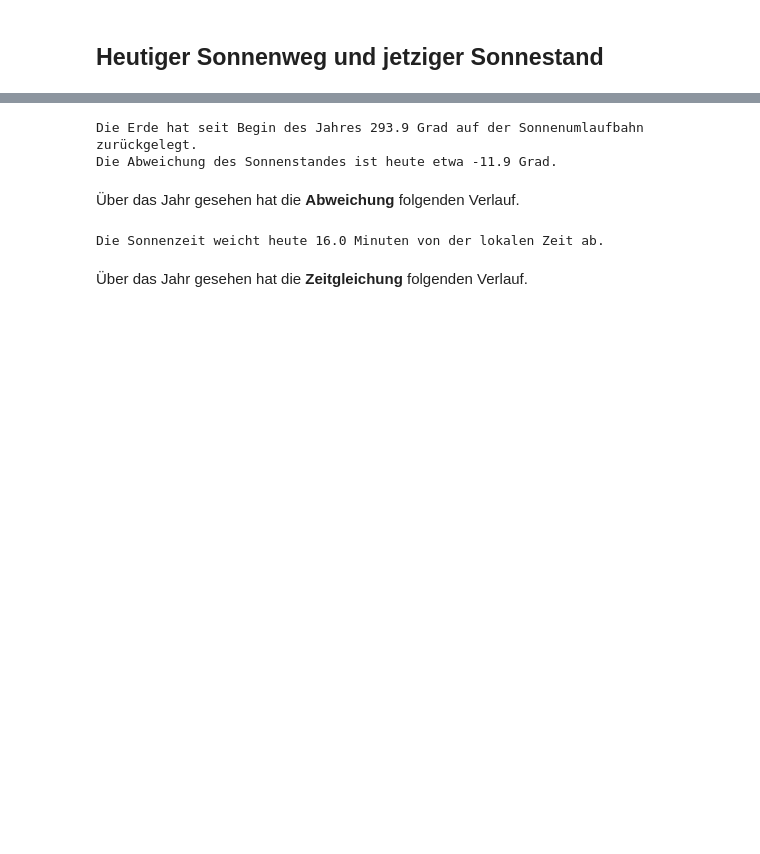
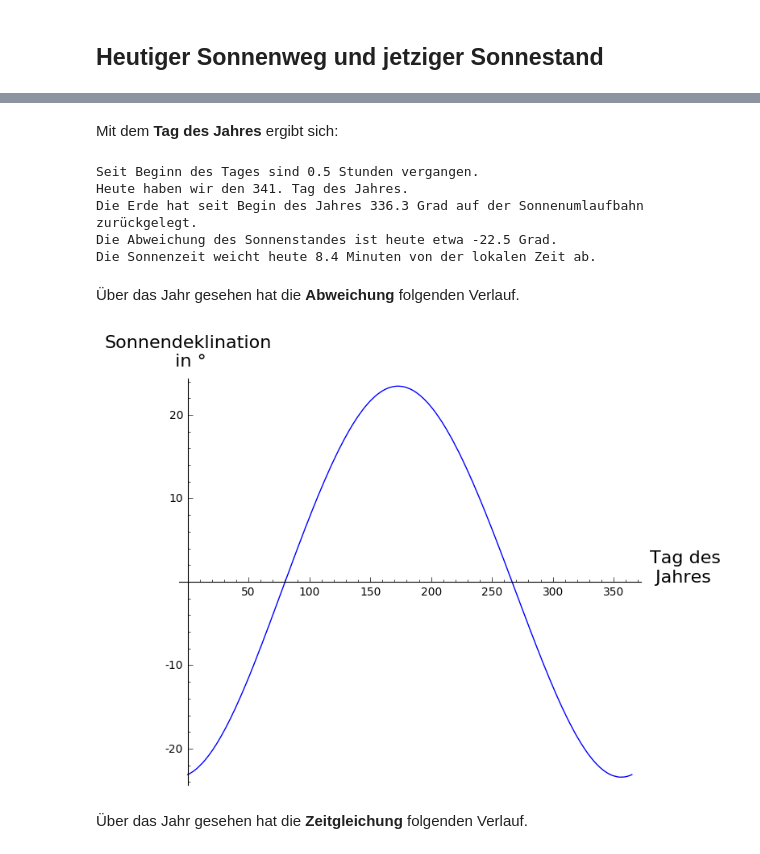
Before and after one commit to bassenj/RegEn, a Jupyter notebook: DIN-5034-2.ipynb, the cells around one changed output, grey strips where cells are left out. Drawn from its saved outputs; the diff is of its cells as text; code cells hidden in the pictures; blank space fills up the shorter version.

```diff
--- a/DIN-5034-2.ipynb
+++ b/DIN-5034-2.ipynb
@@ -72,6 +95,3 @@ Berechne mithilfe von
 # %%
-Grad=pi/180
-var('TagDesJahres')
-ZahlDerTageImJahr=365
-J = 360 * Grad * TagDesJahres / ZahlDerTageImJahr;
+J_eqn = J == 360 * Grad * TagDesJahres / ZahlDerTageImJahr;
 # %% [markdown]
@@ -79,8 +99,9 @@ die **Sonnendeklination**
 # %%
-delta = (0.3948
-         - 23.2559 * cos(J + 9.1 * Grad)
-         - 0.3915 * cos(2 * J + 5.4 * Grad)
-         - 0.1764 * cos(3 * J + 26. * Grad)
-        ) * Grad;
+delta_eqn = delta == (0.3948
+                        - 23.2559 * cos(J + 9.1 * Grad)
+                        - 0.3915 * cos(2 * J + 5.4 * Grad)
+                        - 0.1764 * cos(3 * J + 26. * Grad)
+                     ) * Grad;
+delta_eqn = solve([delta_eqn, J_eqn], J, delta)[-1][-1]
 # %% [markdown]
 An diesen Gleichungen wird bereits deutlich, dass der Algorithmus nur ungefähre Ergebnisse liefern kann, da das Konzept der Schaltjahre und Schaltsekunden nicht berücksichtigt wird.
@@ -159,19 +177,32 @@ Heute haben wir den 298. Tag des Jahres.
+# %% [markdown]
+Mit dem **Tag des Jahres** ergibt sich:
+# %%
+J_heute = J_eqn.rhs()
+delta_heute = delta_eqn.rhs()
+ZG_heute = ZG_eqn.rhs()
 # %%
+print 'Seit Beginn des Tages sind {:.1f} Stunden vergangen.'.format(float(LokaleZeit/Stunden))
+print 'Heute haben wir den {}. Tag des Jahres.'.format(Heute)
 print 'Die Erde hat seit Begin des Jahres {:.1f} Grad auf der Sonnenumlaufbahn zurückgelegt.'.format(
-    float(J(TagDesJahres = Heute) / Grad))
-print 'Die Abweichung des Sonnenstandes ist heute etwa {:.1f} Grad.'.format(float(delta(TagDesJahres = Heute) / Grad))
+    float(J_heute(TagDesJahres=Heute) / Grad))
+print 'Die Abweichung des Sonnenstandes ist heute etwa {:.1f} Grad.'.format(
+    float(delta_heute(TagDesJahres=Heute)/Grad))
+print 'Die Sonnenzeit weicht heute {:.1f} Minuten von der lokalen Zeit ab.'.format(
+    float(ZG_heute(TagDesJahres=Heute)/Minuten))
 # %% [output]
-Die Erde hat seit Begin des Jahres 293.9 Grad auf der Sonnenumlaufbahn zurückgelegt.
-Die Abweichung des Sonnenstandes ist heute etwa -11.9 Grad.
+Seit Beginn des Tages sind 0.5 Stunden vergangen.
+Heute haben wir den 341. Tag des Jahres.
+Die Erde hat seit Begin des Jahres 336.3 Grad auf der Sonnenumlaufbahn zurückgelegt.
+Die Abweichung des Sonnenstandes ist heute etwa -22.5 Grad.
+Die Sonnenzeit weicht heute 8.4 Minuten von der lokalen Zeit ab.
 # %% [markdown]
 Über das Jahr gesehen hat die **Abweichung** folgenden Verlauf.
 # %%
-Deltadiagram = plot(delta.function(TagDesJahres) / Grad, 0, 365)
+Deltadiagram = plot(delta_heute/Grad, 0, 365)
 Deltadiagram.axes_labels(['Tag des\n Jahres',u'Sonnendeklination\n in °'])
+Deltadiagram
+# %% [output]
+[figure, added]
-# %%
-print 'Die Sonnenzeit weicht heute {:.1f} Minuten von der lokalen Zeit ab.'.format(float(Zgl(TagDesJahres = Heute) / Minuten))
-# %% [output]
-Die Sonnenzeit weicht heute 16.0 Minuten von der lokalen Zeit ab.
 # %% [markdown]
 Über das Jahr gesehen hat die **Zeitgleichung** folgenden Verlauf.
 # %%
```
Also changed, not shown: parts of 47 cells of this notebook.
